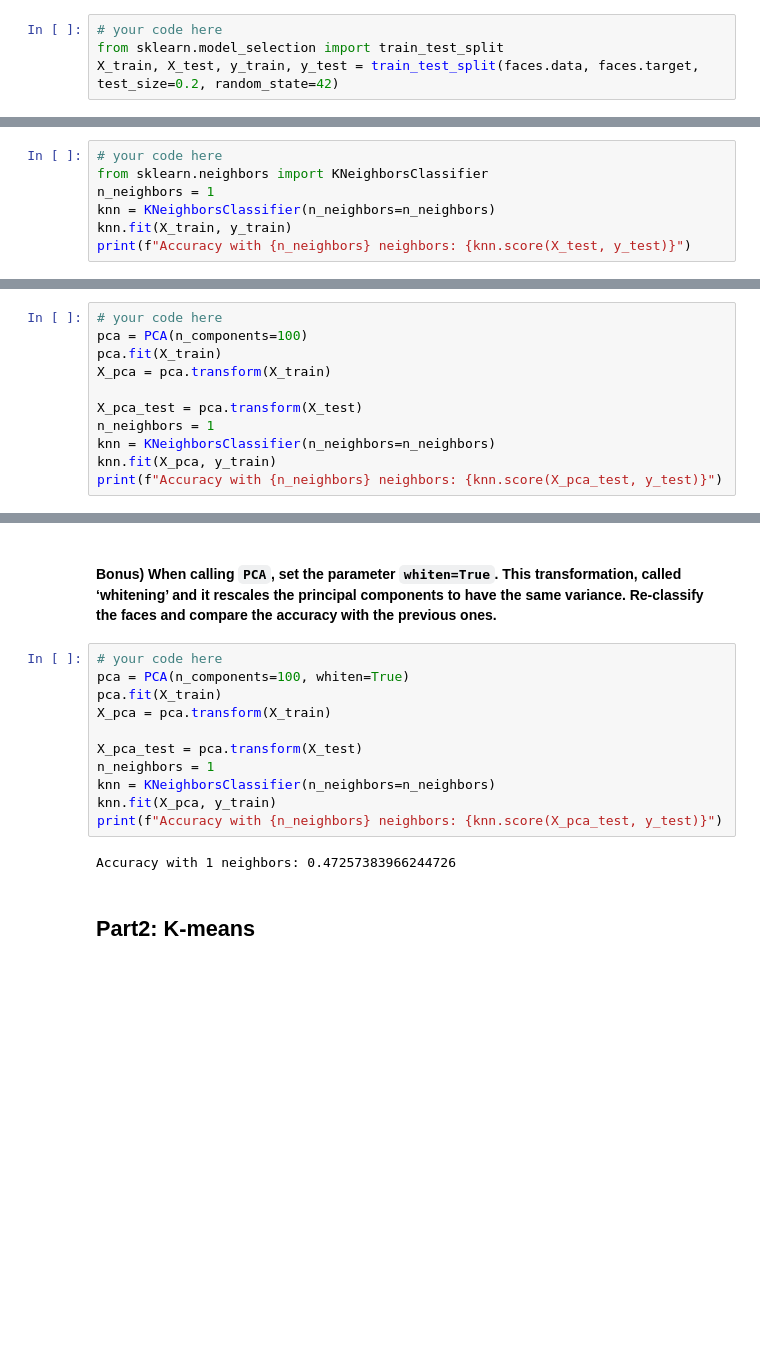
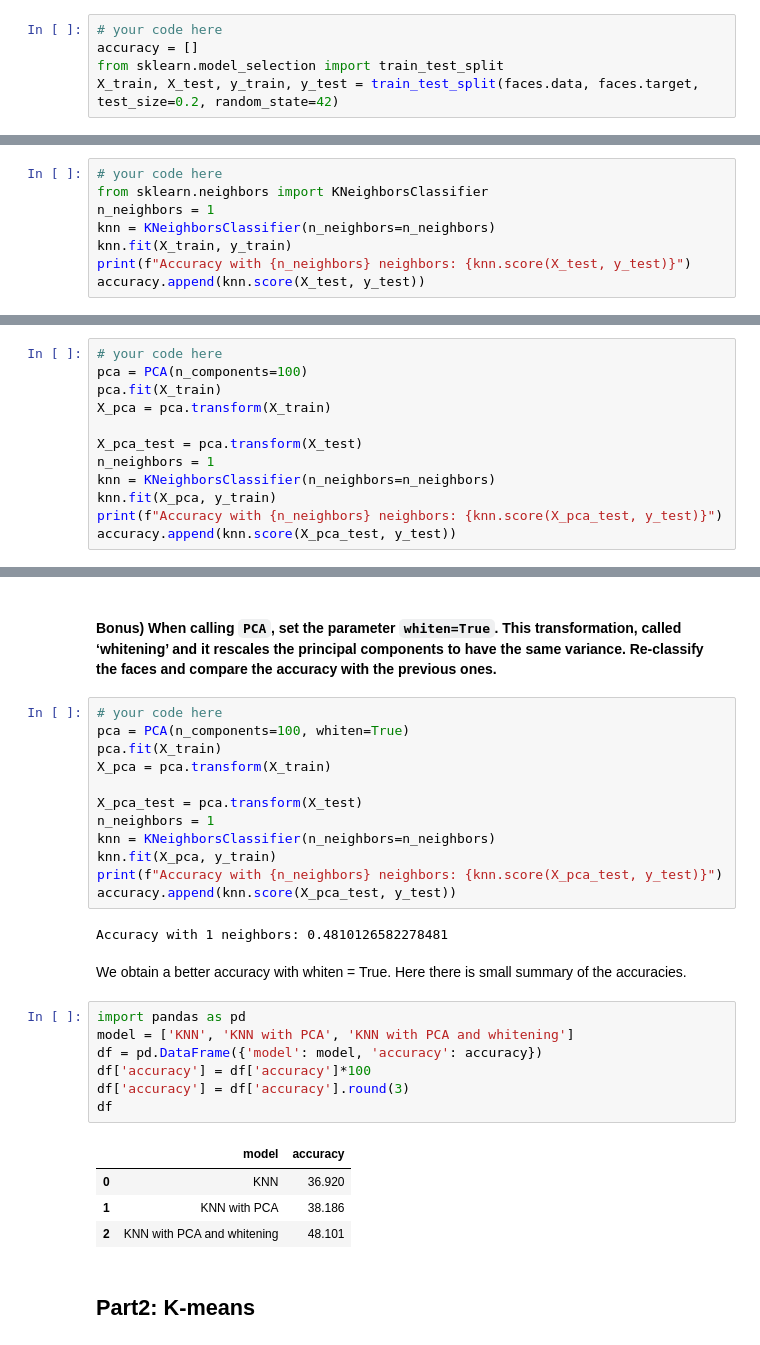
Before and after one commit to fpalmisa/FundamentalLearningEPFL, a Jupyter notebook: TP12/[exercise]unsupervised_learning.ipynb, the cells around one changed output, grey strips where cells are left out. Drawn from its saved outputs; the diff is of its cells as text; blank space fills up the shorter version.

```diff
--- a/TP12/[exercise]unsupervised_learning.ipynb
+++ b/TP12/[exercise]unsupervised_learning.ipynb
@@ -304,6 +306,7 @@ for n in n_components:
 #### 6) First, split your data into a training and a test set.
 # %%
 # your code here
+accuracy = []
 from sklearn.model_selection import train_test_split
 X_train, X_test, y_train, y_test = train_test_split(faces.data, faces.target, test_size=0.2, random_state=42)
 # %% [markdown]
@@ -315,6 +318,7 @@ n_neighbors = 1
 knn = KNeighborsClassifier(n_neighbors=n_neighbors)
 knn.fit(X_train, y_train)
 print(f"Accuracy with {n_neighbors} neighbors: {knn.score(X_test, y_test)}")
+accuracy.append(knn.score(X_test, y_test))
 # %% [output]
 Accuracy with 1 neighbors: 0.3691983122362869
 # %% [markdown]
@@ -330,4 +334,5 @@ n_neighbors = 1
 knn = KNeighborsClassifier(n_neighbors=n_neighbors)
 knn.fit(X_pca, y_train)
 print(f"Accuracy with {n_neighbors} neighbors: {knn.score(X_pca_test, y_test)}")
+accuracy.append(knn.score(X_pca_test, y_test))
 # %% [output]
@@ -345,8 +350,23 @@ n_neighbors = 1
 knn = KNeighborsClassifier(n_neighbors=n_neighbors)
 knn.fit(X_pca, y_train)
 print(f"Accuracy with {n_neighbors} neighbors: {knn.score(X_pca_test, y_test)}")
+accuracy.append(knn.score(X_pca_test, y_test))
 # %% [output]
-Accuracy with 1 neighbors: 0.47257383966244726
+Accuracy with 1 neighbors: 0.4810126582278481
+# %% [markdown]
+We obtain a better accuracy with whiten = True. Here there is small summary of the accuracies.
+# %%
+import pandas as pd
+model = ['KNN', 'KNN with PCA', 'KNN with PCA and whitening']
+df = pd.DataFrame({'model': model, 'accuracy': accuracy})
+df['accuracy'] = df['accuracy']*100
+df['accuracy'] = df['accuracy'].round(3)
+df
+# %% [output]
+|  | model | accuracy |
+| 0 | KNN | 36.920 |
+| 1 | KNN with PCA | 38.186 |
+| 2 | KNN with PCA and whitening | 48.101 |
 # %% [markdown]
 ## Part2: K-means
 # %% [markdown]
```
Also changed, not shown: parts of 11 cells of this notebook.
